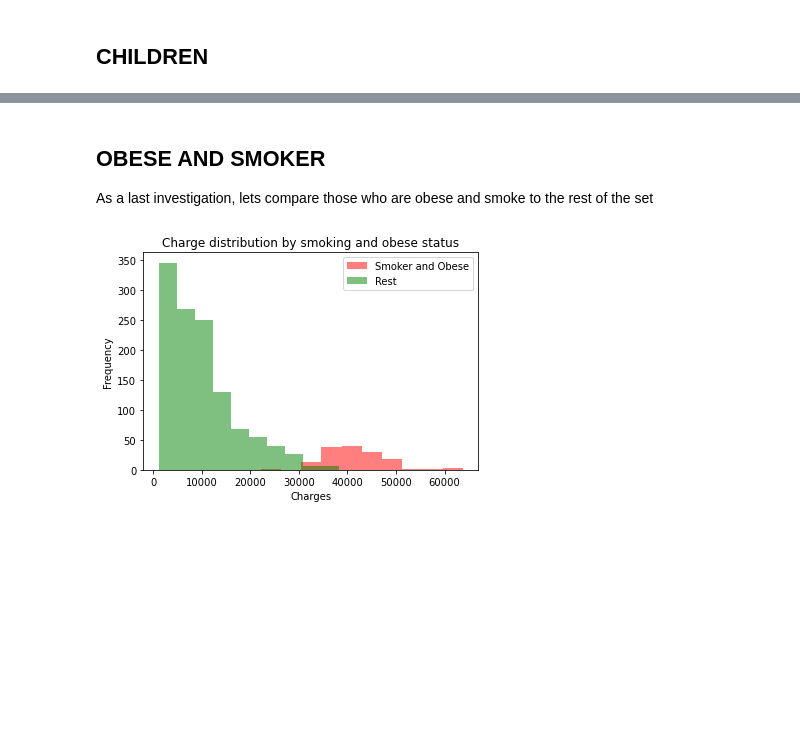
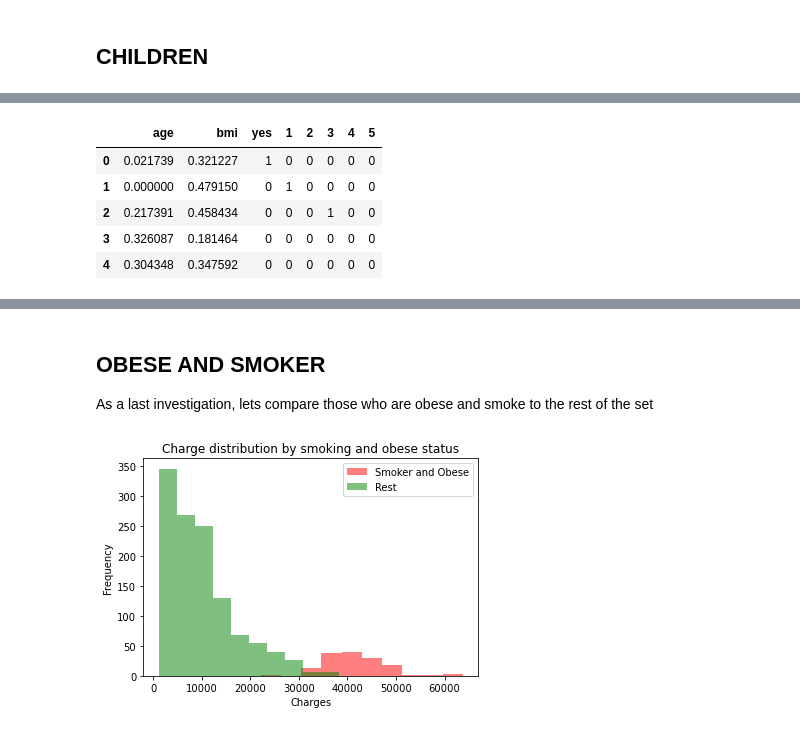
Before and after one commit to beniamp/US_Insurance_Analysis, a Jupyter notebook: us-medical-insurance-costs.ipynb, the cells around one changed output, grey strips where cells are left out. Saved outputs shown, nothing was run; the diff lists cells and outputs as text; code cells hidden in the pictures; blank space fills up the shorter version.

```diff
--- a/us-medical-insurance-costs.ipynb
+++ b/us-medical-insurance-costs.ipynb
@@ -400,0 +509,17 @@ People who smoke and are obese almost exclusively make up the top band. These tw
+# %%
+reg_df = df[['age','bmi','smoker','children']]
+reg_df['bmi'] = (reg_df['bmi'] - reg_df['bmi'].min())/(reg_df['bmi'].max() - reg_df['bmi'].min())
+reg_df['age'] = (reg_df['age'] - reg_df['age'].min())/(reg_df['age'].max() - reg_df['age'].min())
+y = df['charges']
+smoker_dummies = pd.get_dummies(reg_df['smoker'], drop_first=True)
+children_dummies = pd.get_dummies(reg_df['children'], drop_first=True)
+reg_df = reg_df.drop(columns = ['smoker', 'children'])
+X = reg_df.join([smoker_dummies, children_dummies])
+X.head()
+# %% [output]
+|  | age | bmi | yes | 1 | 2 | 3 | 4 | 5 |
+| 0 | 0.021739 | 0.321227 | 1 | 0 | 0 | 0 | 0 | 0 |
+| 1 | 0.000000 | 0.479150 | 0 | 1 | 0 | 0 | 0 | 0 |
+| 2 | 0.217391 | 0.458434 | 0 | 0 | 0 | 1 | 0 | 0 |
+| 3 | 0.326087 | 0.181464 | 0 | 0 | 0 | 0 | 0 | 0 |
+| 4 | 0.304348 | 0.347592 | 0 | 0 | 0 | 0 | 0 | 0 |
```
Also changed, not shown: parts of 28 cells of this notebook.
